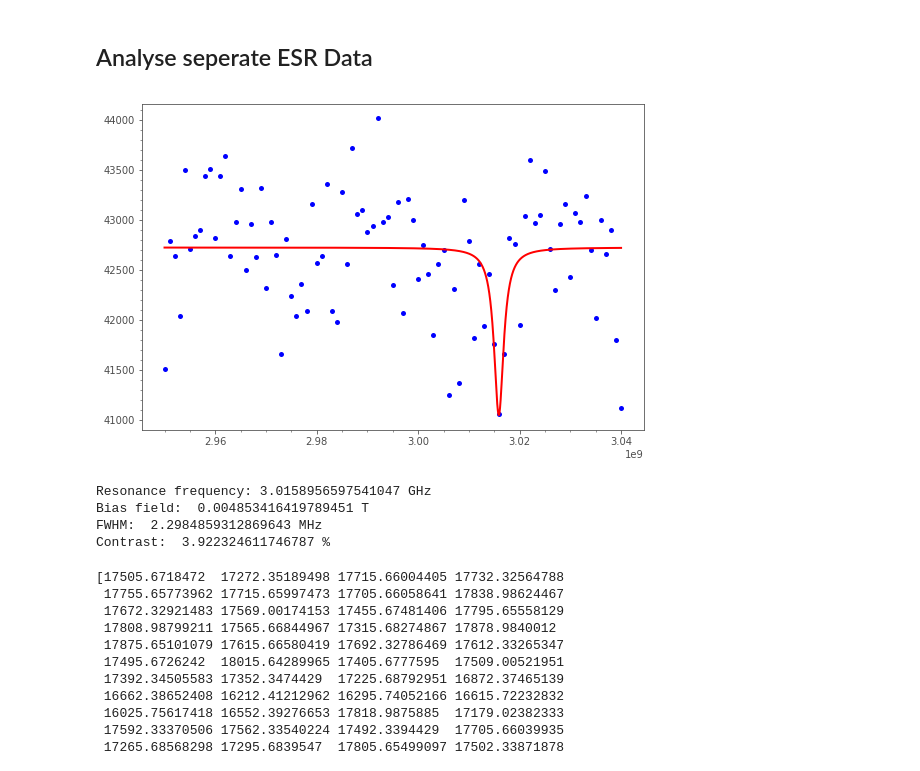
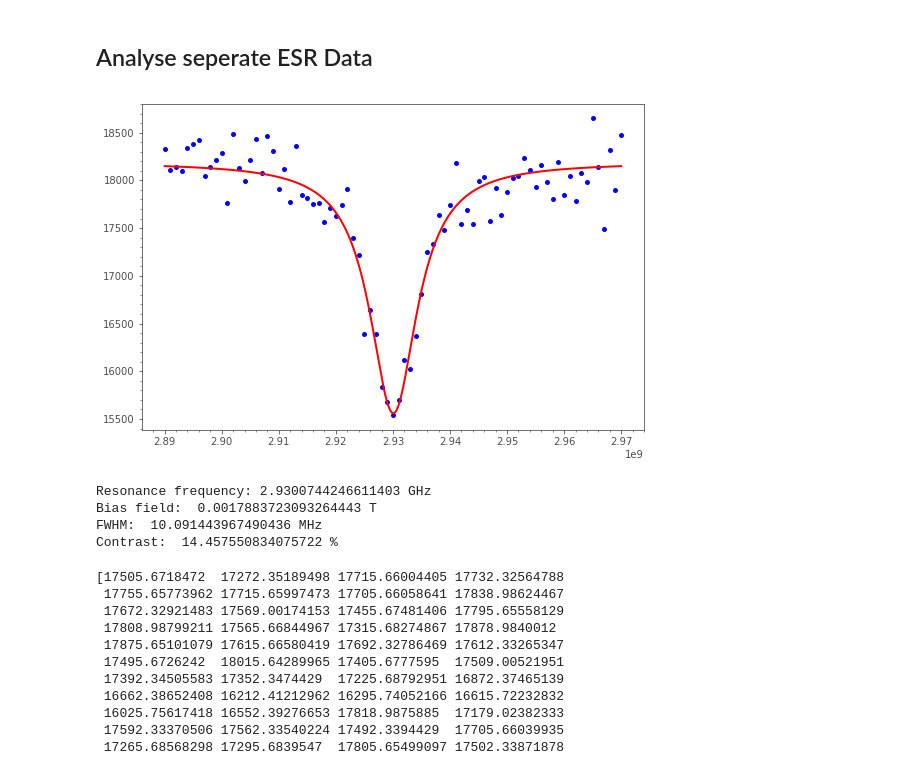
Before and after one commit to sriharijayaram5/qudi, a Jupyter notebook: notebooks/Measurement_Control/Data analysis/CW ESR data analysis - correct bias field and save.ipynb, the cells around one changed output. Saved outputs shown, nothing was run; the diff lists cells and outputs as text; code cells hidden in the pictures.

```diff
--- a/notebooks/Measurement_Control/Data analysis/CW ESR data analysis - correct bias field and save.ipynb
+++ b/notebooks/Measurement_Control/Data analysis/CW ESR data analysis - correct bias field and save.ipynb
@@ -102,8 +102,8 @@ left = False
 
 #Analyse bias field
 #Gathering data from dictonary
-directory = 'C:\\Data\\2025\\03\\20250303\\ODMR\\'
-podrm_path = directory + '20250303-1056-07_ooc_ODMR_ODMR_data_ch0_range0'+'.dat'
+directory = 'C:\\Data\\2025\\03\\20250304\\ODMR\\'
+podrm_path = directory + '20250304-1744-54_L-P11-16_30G_MnTe_cwODMR_ooc_ODMR_data_ch0_range0'+'.dat'
 data_raw = np.loadtxt(podrm_path).T
 var_list,data = (data_raw[0],data_raw[1])
 
@@ -169,8 +169,8 @@ Contrast:  0 %
 # %%
 #Analyse single spectrum
 #Gathering data from dictonary
-i = 0
-j = 0
+i = 3
+j = 90
 gslac = False
 left = False
 mode = ''
@@ -215,38 +215,38 @@ elif mode == 'gaussian_dip':
     fwhm_bias = fit.params['fwhm'].value*1e-6 #FWHM in MHz
     contrast_bias = fit.params['contrast'].value*-1
 
 else:
     fit = afm_scanner_logic._fitlogic.make_lorentzian_fit(var_list,data,estimator=afm_scanner_logic._fitlogic.estimate_lorentzian_dip)
     lm,_ = fitlogic.make_lorentzian_model()
     fwhm_bias = fit.params['fwhm'].value*1e-6 #FWHM in MHz
     contrast_bias = fit.params['contrast'].value*-1
 
 # print(fit.fit_report())
 single_res_freq = fit.params['center'].value
 
 if gslac == True and left == True:
     b_field_single = np.sqrt(abs(single_res_freq + zero_field)**2 - e_field**2) / gyro_nv
 else:
     b_field_single = np.sqrt(abs(single_res_freq - zero_field)**2 - e_field**2) / gyro_nv
 
 #Plot Data an
 plt.plot(var_list,data,'bo')
 
 x = np.linspace(var_list[0],var_list[-1],10000, endpoint=True)
 plt.plot(x, lm.eval(fit.params, x=x),'r-')
 
 plt.show()
 
 print('Resonance frequency:',single_res_freq/1e9,'GHz')
 print('Bias field: ',b_field_single,'T')
 print("FWHM: ",fwhm_bias,'MHz')
 print("Contrast: ",contrast_bias,'%')
 # %% [output]
-[figure, old version]
+[figure, new version]
-Resonance frequency: 3.0158956597541047 GHz
-Bias field:  0.004853416419789451 T
-FWHM:  2.2984859312869643 MHz
-Contrast:  3.922324611746787 %
+Resonance frequency: 2.9300744246611403 GHz
+Bias field:  0.0017883723093264443 T
+FWHM:  10.091443967490436 MHz
+Contrast:  14.457550834075722 %
 # %%
 print(esr_data['esr_fw']['data'][0,0])
 #print(tracking)
```
Also changed, not shown: parts of 6 cells of this notebook, 7 other files.
